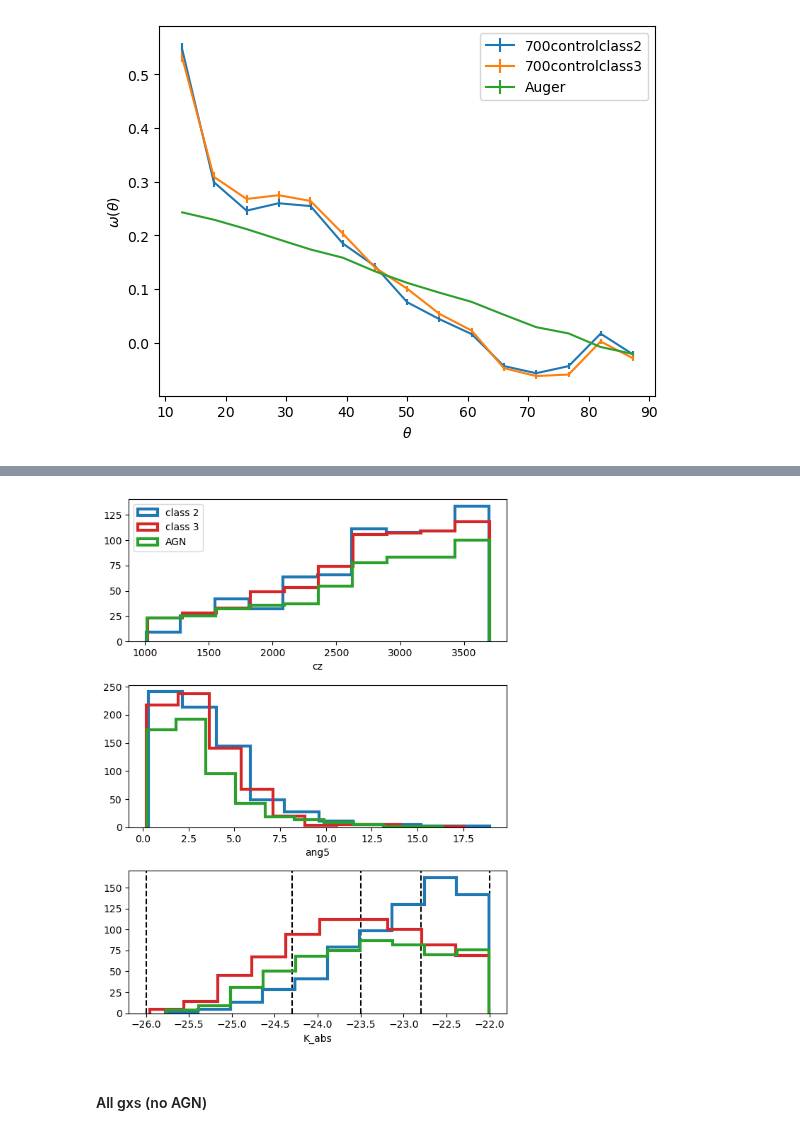
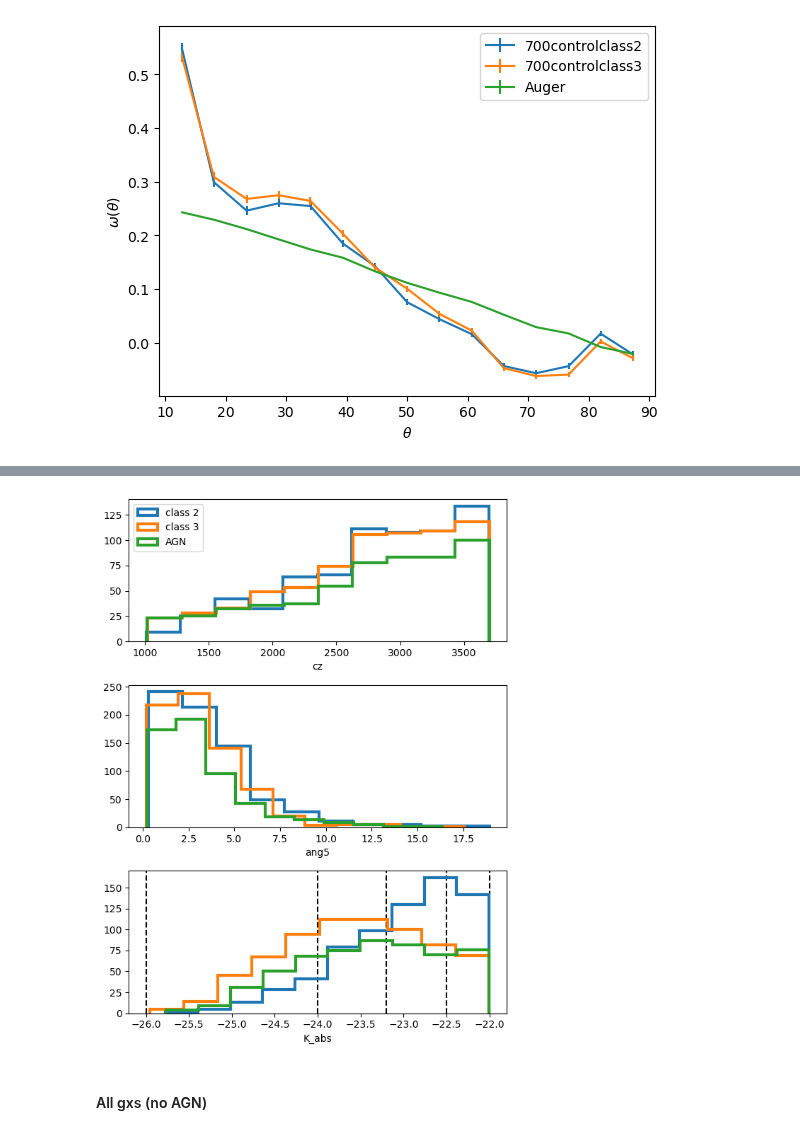
Before and after one commit to FedeDavilaKurban/Auger, a Jupyter notebook: plots.ipynb, the cells around one changed output, grey strips where cells are left out. Drawn from its saved outputs; the diff is of its cells as text; code cells hidden in the pictures.

```diff
--- a/plots.ipynb
+++ b/plots.ipynb
@@ -352,43 +357,43 @@ fig, axs = plt.subplots(3, sharex=False, figsize=(6, 8))
 
 # Redshift
 axs[0].hist(data2['cz'],label='class 2',histtype='step',color='C00',linewidth=3)
-axs[0].hist(data3['cz'],label='class 3',histtype='step',color='C03',linewidth=3)
+axs[0].hist(data3['cz'],label='class 3',histtype='step',color='C01',linewidth=3)
 axs[0].hist(dataAGN['cz'],label='AGN',histtype='step',color='C02',linewidth=3)
 
 # Ang5
 axs[1].hist(data2['ang5'],label='class 2',histtype='step',color='C00',linewidth=3)
-axs[1].hist(data3['ang5'],label='class 3',histtype='step',color='C03',linewidth=3)
+axs[1].hist(data3['ang5'],label='class 3',histtype='step',color='C01',linewidth=3)
 axs[1].hist(dataAGN['ang5'],label='AGN',histtype='step',color='C02',linewidth=3)
 
 # K
 
 # nq = 4
 # quantiles2 = np.quantile(data2['K_abs'], np.linspace(0, 1, nq+1))
 # quantiles3 = np.quantile(data3['K_abs'], np.linspace(0, 1, nq+1))
 # axs[2].vlines(quantiles2, ymin=0, ymax=.3, color='C00', linestyle='--', transform=axs[2].get_xaxis_transform())
 
-bines = np.array([-26,-24.3,-23.5,-22.8,-22.])
+bines = np.array([-26,-24,-23.2,-22.5,-22.])
 axs[2].vlines(bines, ymin=0, ymax=1, color='k', linestyle='--', transform=axs[2].get_xaxis_transform())
 
 axs[2].hist(data2['K_abs'],label='class 2',histtype='step',color='C00',linewidth=3)
-axs[2].hist(data3['K_abs'],label='class 3',histtype='step',color='C03',linewidth=3)
+axs[2].hist(data3['K_abs'],label='class 3',histtype='step',color='C01',linewidth=3)
 axs[2].hist(dataAGN['K_abs'],label='AGN',histtype='step',color='C02',linewidth=3)
 
 # Lables
 axs[0].set_xlabel('cz')
 axs[1].set_xlabel('ang5')
 axs[2].set_xlabel('K_abs')
 
 #ax.set_ylabel(r'$\omega(\theta)$')
 #ax.set_xlabel(r'$\theta$')
 
 axs[0].legend()
 
 plt.tight_layout()
 plt.savefig(f'../plots/variables_700control.png')
 plt.show()
 # %% [output]
-[figure, old version]
+[figure, new version]
 # %% [markdown]
 #### All gxs (no AGN)
 # %%
```
Also changed, not shown: parts of 3 cells of this notebook, 3 other files.
